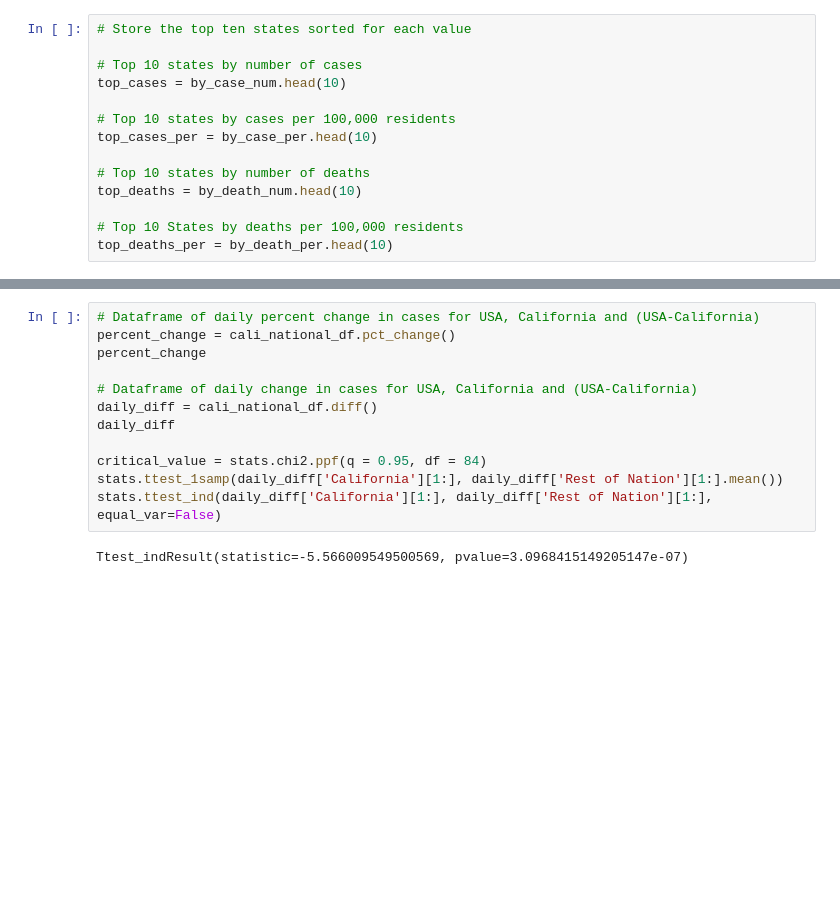
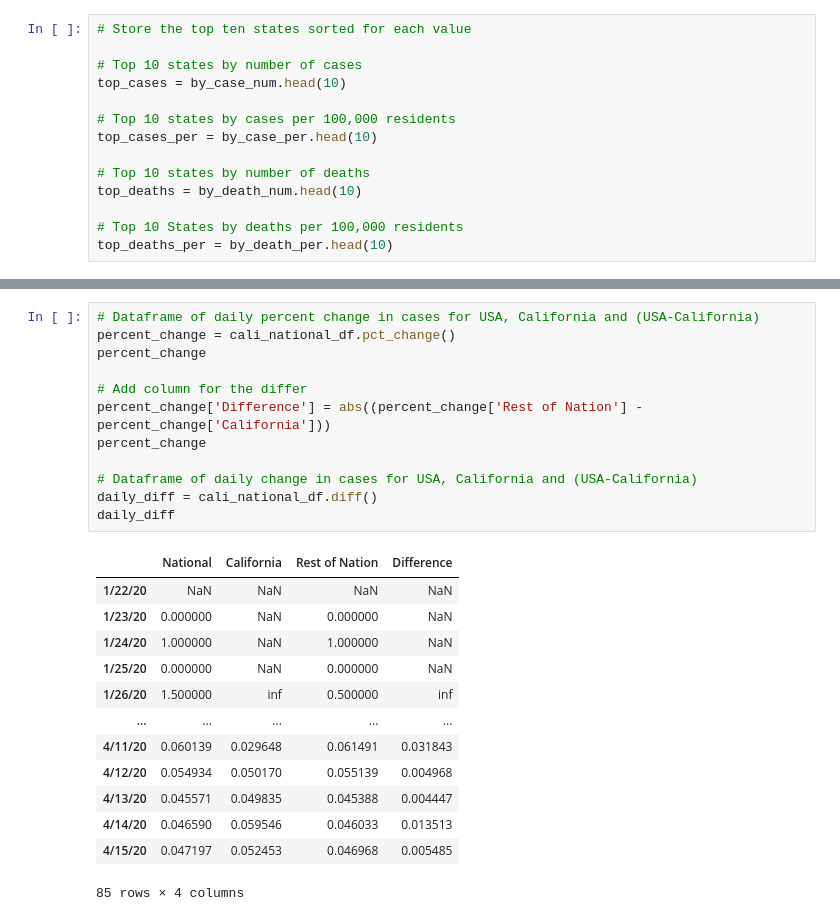
Before and after one commit to aaronrotman/project-one, a Jupyter notebook: main.ipynb, the cells around one changed output, grey strips where cells are left out. Cells and saved outputs as stored; diff of their text form; blank space fills up the shorter version.

```diff
--- a/main.ipynb
+++ b/main.ipynb
@@ -491,17 +498,29 @@ cali_national_df
 # %%
 # Dataframe of daily percent change in cases for USA, California and (USA-California)
 percent_change = cali_national_df.pct_change()
 percent_change
 
+# Add column for the differ
+percent_change['Difference'] = abs((percent_change['Rest of Nation'] - percent_change['California']))
+percent_change
+
 # Dataframe of daily change in cases for USA, California and (USA-California)
 daily_diff = cali_national_df.diff()
 daily_diff
-
-critical_value = stats.chi2.ppf(q = 0.95, df = 84)
-stats.ttest_1samp(daily_diff['California'][1:], daily_diff['Rest of Nation'][1:].mean())
-stats.ttest_ind(daily_diff['California'][1:], daily_diff['Rest of Nation'][1:], equal_var=False)
 # %% [output]
+|  | National | California | Rest of Nation | Difference |
+| 1/22/20 | NaN | NaN | NaN | NaN |
+| 1/23/20 | 0.000000 | NaN | 0.000000 | NaN |
+| 1/24/20 | 1.000000 | NaN | 1.000000 | NaN |
+| 1/25/20 | 0.000000 | NaN | 0.000000 | NaN |
+| 1/26/20 | 1.500000 | inf | 0.500000 | inf |
+| ... | ... | ... | ... | ... |
+| 4/11/20 | 0.060139 | 0.029648 | 0.061491 | 0.031843 |
+| 4/12/20 | 0.054934 | 0.050170 | 0.055139 | 0.004968 |
+| 4/13/20 | 0.045571 | 0.049835 | 0.045388 | 0.004447 |
+| 4/14/20 | 0.046590 | 0.059546 | 0.046033 | 0.013513 |
+| 4/15/20 | 0.047197 | 0.052453 | 0.046968 | 0.005485 |
-Ttest_indResult(statistic=-5.566009549500569, pvalue=3.0968415149205147e-07)
+85 rows × 4 columns
 # %%
 # Store the current date
 todays_date = date.today().strftime('%m/%d/%y')
```
Also changed, not shown: parts of 19 cells of this notebook.
